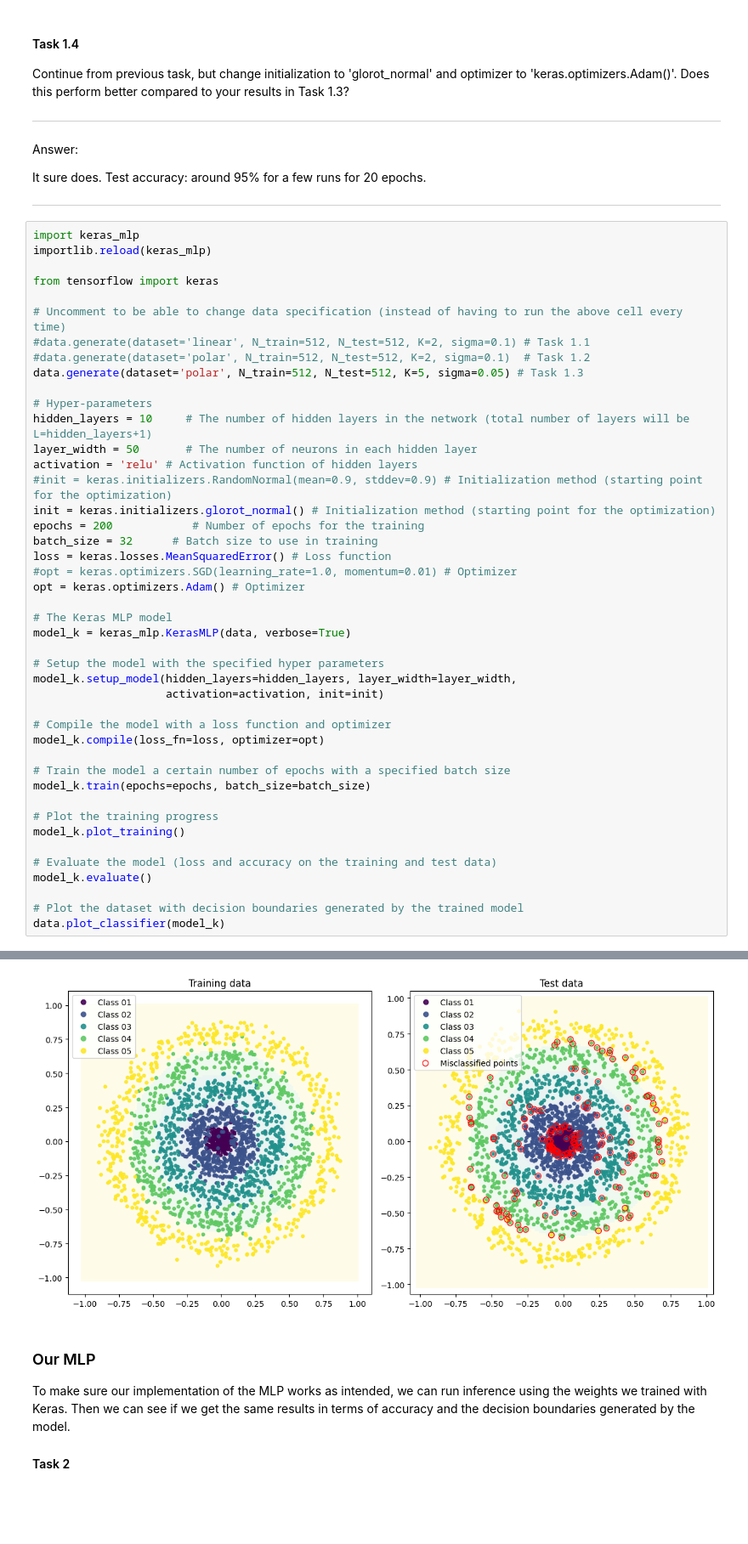
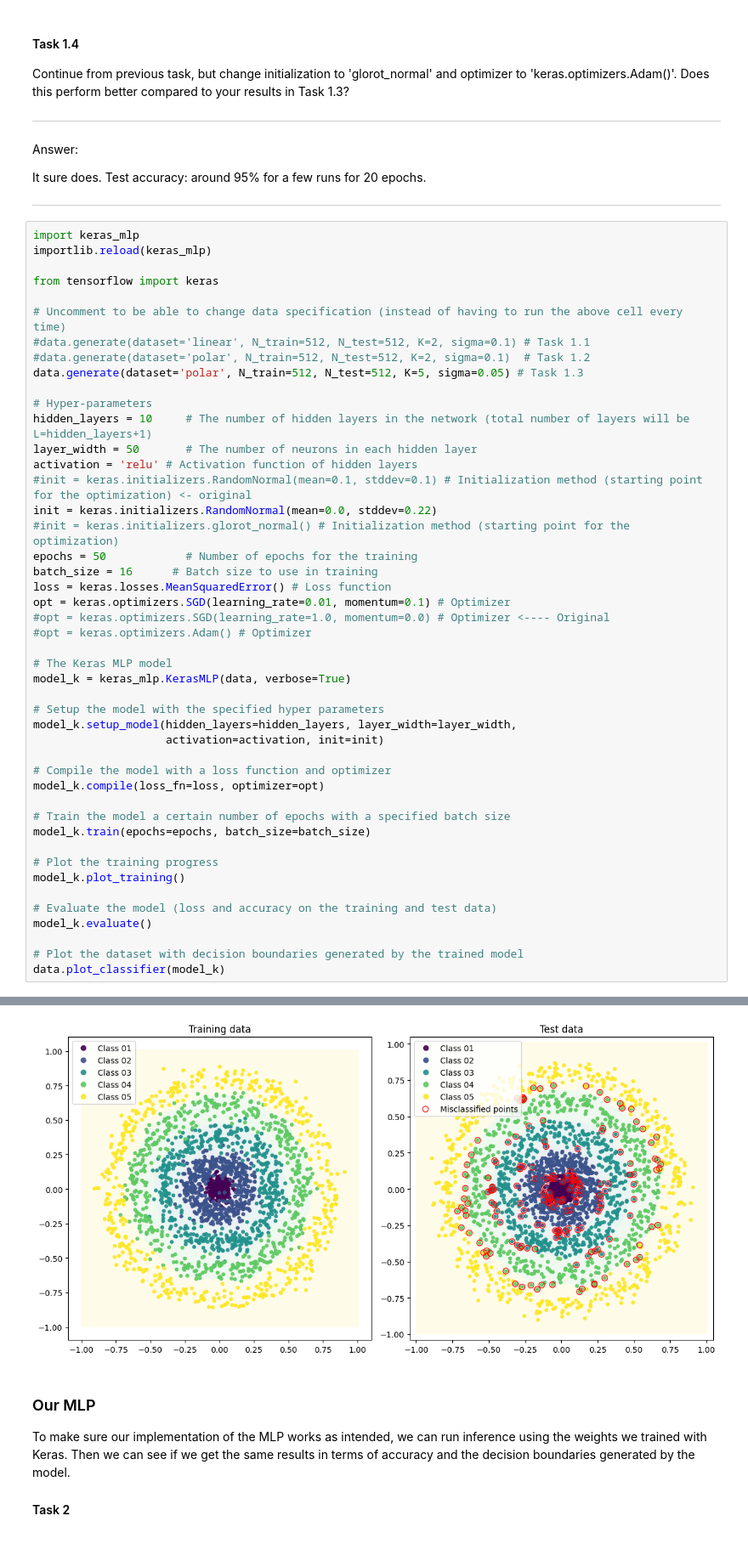
Before and after one commit to caitywu/TNM112-Labs, a Jupyter notebook: Lab 1/lab01.ipynb, the cells around one changed output, grey strips where cells are left out. Shown at 85% size. Drawn from its saved outputs; the diff is of its cells as text; blank space fills up the shorter version.

```diff
--- a/Lab 1/lab01.ipynb
+++ b/Lab 1/lab01.ipynb
@@ -123,13 +123,15 @@ data.generate(dataset='polar', N_train=512, N_test=512, K=5, sigma=0.05) # Task
 hidden_layers = 10     # The number of hidden layers in the network (total number of layers will be L=hidden_layers+1)
 layer_width = 50       # The number of neurons in each hidden layer
 activation = 'relu' # Activation function of hidden layers
-#init = keras.initializers.RandomNormal(mean=0.9, stddev=0.9) # Initialization method (starting point for the optimization)
-init = keras.initializers.glorot_normal() # Initialization method (starting point for the optimization)
-epochs = 200            # Number of epochs for the training
-batch_size = 32      # Batch size to use in training
+#init = keras.initializers.RandomNormal(mean=0.1, stddev=0.1) # Initialization method (starting point for the optimization) <- original
+init = keras.initializers.RandomNormal(mean=0.0, stddev=0.22)
+#init = keras.initializers.glorot_normal() # Initialization method (starting point for the optimization)
+epochs = 50            # Number of epochs for the training
+batch_size = 16      # Batch size to use in training
 loss = keras.losses.MeanSquaredError() # Loss function
-#opt = keras.optimizers.SGD(learning_rate=1.0, momentum=0.01) # Optimizer
-opt = keras.optimizers.Adam() # Optimizer
+opt = keras.optimizers.SGD(learning_rate=0.01, momentum=0.1) # Optimizer
+#opt = keras.optimizers.SGD(learning_rate=1.0, momentum=0.0) # Optimizer <---- Original
+#opt = keras.optimizers.Adam() # Optimizer
 
 # The Keras MLP model
 model_k = keras_mlp.KerasMLP(data, verbose=True)
@@ -212,6 +213,6 @@ Model performance:
 Ignoring fixed x limits to fulfill fixed data aspect with adjustable data limits.
 Ignoring fixed y limits to fulfill fixed data aspect with adjustable data limits.
-[figure, old version]
+[figure, new version]
 # %% [markdown]
 ### Our MLP
 To make sure our implementation of the MLP works as intended, we can run inference using the weights we trained with Keras. Then we can see if we get the same results in terms of accuracy and the decision boundaries generated by the model.
```
Also changed, not shown: parts of 4 cells of this notebook, 1 other file.
